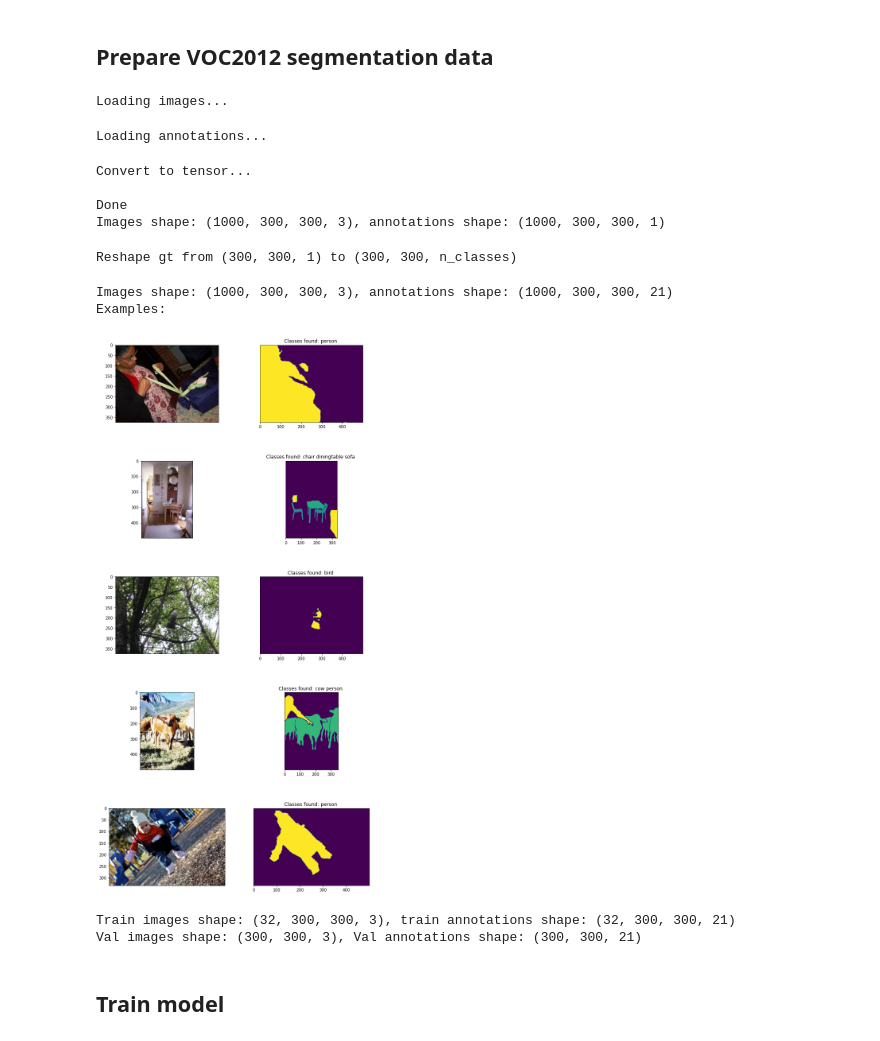
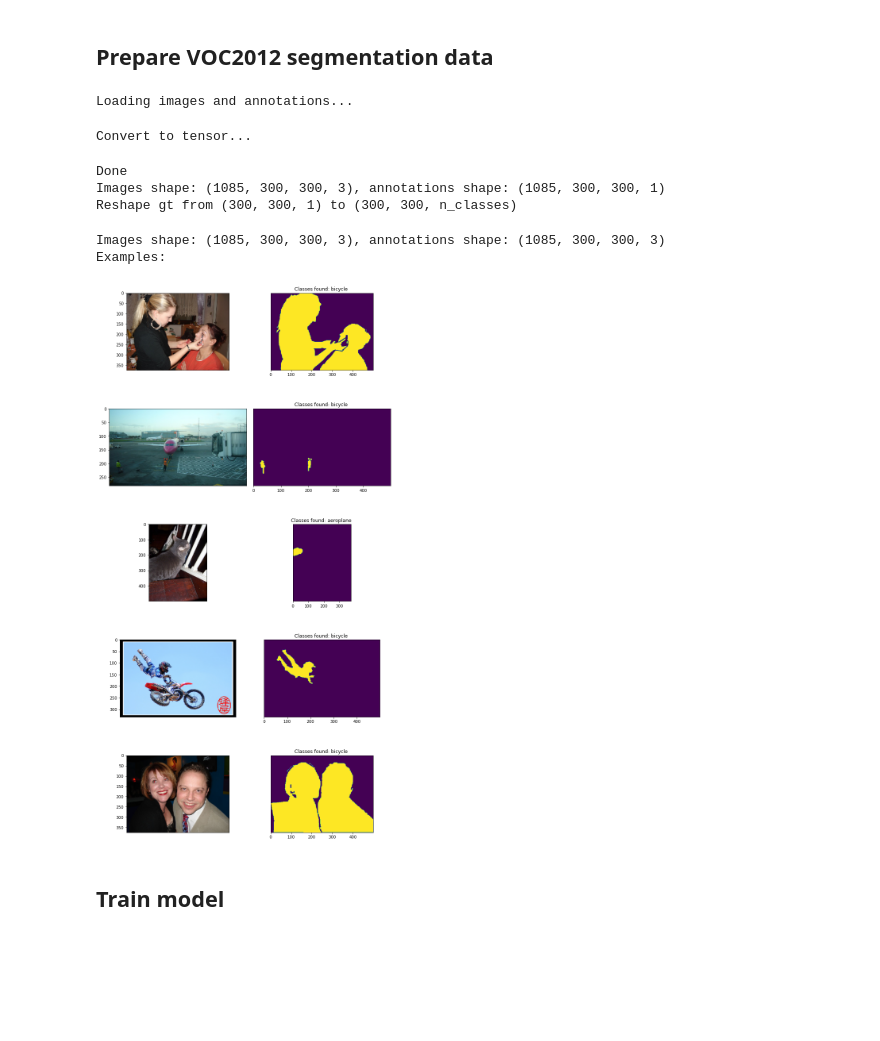
Before and after one commit to Apiquet/Segmentation, a Jupyter notebook: FCN8.ipynb, the cells around one changed output. Saved outputs shown, nothing was run; the diff lists cells and outputs as text; code cells hidden in the pictures; blank space fills up the shorter version.

Commit message:
[DEV][DB] Load gt with specific target

```diff
--- a/FCN8.ipynb
+++ b/FCN8.ipynb
@@ -2,7 +2,7 @@
 ## If in Colab
 # %%
 in_colab = False
-floatType = 16
+floatType = 32
 last_data_idx = -1
 # %%
 import tensorflow as tf
@@ -19,11 +19,13 @@ if in_colab:
     tracker_path = data_dir
     sys.path.append(tracker_path)
     ssd_weights_path = data_dir + "ssd_weights_epoch_0380.h5"
+    checkpoint_filepath = data_dir + "weights/"
 else:
     data_dir = "../data/"
     VOC2012_path = data_dir + "VOCdevkit/"
     tracker_path = "../Tracking_SSD_ReID/"
     ssd_weights_path = data_dir + "ssd_weights_epoch_0380.h5"
+    checkpoint_filepath = data_dir + "segmentation_weights/"
 # %% [markdown]
 ## Import model
 # %%
@@ -36,24 +38,24 @@ model = FCN8(tracker_ssd_path = tracker_path,
 # %%
 from data_management.VOC2012Manager import VOC2012Manager
 
 manager = VOC2012Manager(floatType = floatType)
+targets = ["person", "dog"]
 images, gt_annotations, filenames_png, original_shapes =\
     manager.load_and_prepare_data(
         VOC2012_path=VOC2012_path,
         width_height=(300, 300,),
         n_samples_to_show=5,
+        targets=targets,
         last_data_idx=last_data_idx)
 # %% [output]
-Loading images...
+Loading images and annotations...
-Loading annotations...
+Convert to tensor...
-Convert to tensor...
-
 Done
-Images shape: (1000, 300, 300, 3), annotations shape: (1000, 300, 300, 1)
+Images shape: (1085, 300, 300, 3), annotations shape: (1085, 300, 300, 1)
+Reshape gt from (300, 300, 1) to (300, 300, n_classes)
-Reshape gt from (300, 300, 1) to (300, 300, n_classes)
+Images shape: (1085, 300, 300, 3), annotations shape: (1085, 300, 300, 3)
+Examples:
-Images shape: (1000, 300, 300, 3), annotations shape: (1000, 300, 300, 21)
-Examples:
-[figure, old version]
+[figure, new version]
 # %%
 train_ratio = 0.7
 batch_size = 32
@@ -66,9 +63,11 @@ for val_img, val_annot in val_dataset:
 # %%
-print(f"Train images shape: {train_img.shape}, train annotations shape: {train_annot.shape}")
-print(f"Val images shape: {val_img.shape}, Val annotations shape: {val_annot.shape}")
+# # verify train val shapes
+# for train_img, train_annot in train_dataset:
+#     break
+# for val_img, val_annot in val_dataset:
+#     break
+# print(f"Train images shape: {train_img.shape}, train annotations shape: {train_annot.shape}")
+# print(f"Val images shape: {val_img.shape}, Val annotations shape: {val_annot.shape}")
-# %% [output]
-Train images shape: (32, 300, 300, 3), train annotations shape: (32, 300, 300, 21)
-Val images shape: (300, 300, 3), Val annotations shape: (300, 300, 21)
 # %% [markdown]
 ## Train model
 # %%
```
Also changed, not shown: parts of 5 cells of this notebook, 1 other file.
